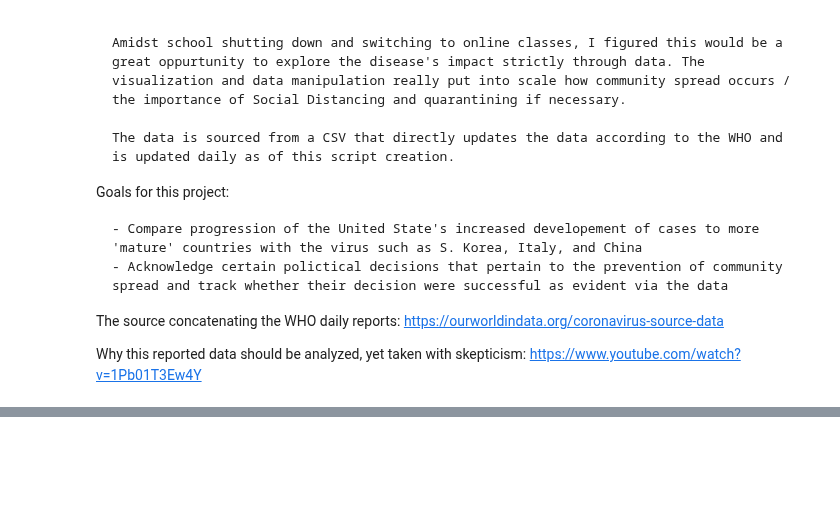
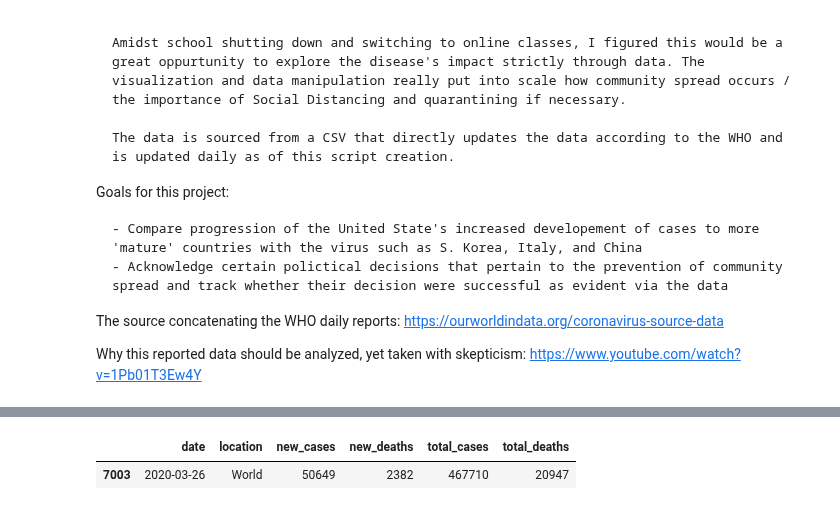
Before and after one commit to gabriel-peter/CoronaVirusAnalysis, a Jupyter notebook: VisualizationScript.ipynb, the cells around one changed output, grey strips where cells are left out. Saved outputs shown, nothing was run; the diff lists cells and outputs as text; code cells hidden in the pictures; blank space fills up the shorter version.

```diff
--- a/VisualizationScript.ipynb
+++ b/VisualizationScript.ipynb
@@ -116,3 +116,8 @@ plt.show()
+# %%
+df.loc[(df['location'] == 'World')].sort_values(['date'], ascending=False).head(1)
+# %% [output]
+|  | date | location | new_cases | new_deaths | total_cases | total_deaths |
+| 7003 | 2020-03-26 | World | 50649 | 2382 | 467710 | 20947 |
 # %%
 ### Today's Statistics
 count = 0
```
Also changed, not shown: parts of 7 cells of this notebook, 1 other file.
